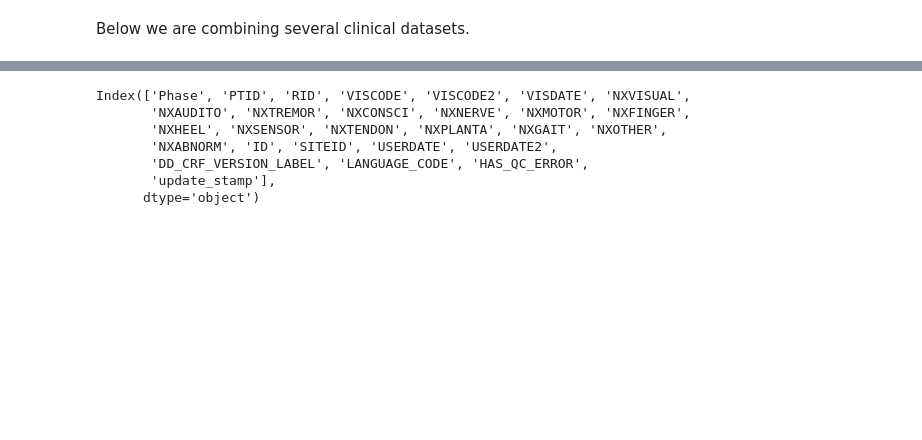
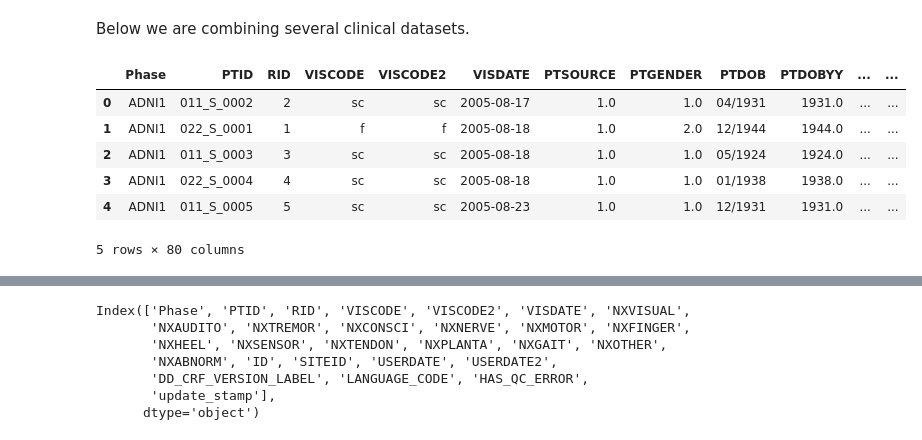
Before and after one commit to iponugoti/ADDetection, a Jupyter notebook: preprocess_clinical/create_clinical_dataset.ipynb, the cells around one changed output, grey strips where cells are left out. Saved outputs shown, nothing was run; the diff lists cells and outputs as text; code cells hidden in the pictures; blank space fills up the shorter version.

```diff
--- a/preprocess_clinical/create_clinical_dataset.ipynb
+++ b/preprocess_clinical/create_clinical_dataset.ipynb
@@ -19,5 +28,14 @@ diag = pd.read_csv("ground_truth.csv").drop("Unnamed: 0", axis=1)
 Below we are combining several clinical datasets.
 # %%
 demo = pd.read_csv("PTDEMOG.csv").rename(columns={"PHASE":"Phase"})
+demo.head()
+# %% [output]
+|  | Phase | PTID | RID | VISCODE | VISCODE2 | VISDATE | PTSOURCE | PTGENDER | PTDOB | PTDOBYY | ... | ... |
+| 0 | ADNI1 | 011_S_0002 | 2 | sc | sc | 2005-08-17 | 1.0 | 1.0 | 04/1931 | 1931.0 | ... | ... |
+| 1 | ADNI1 | 022_S_0001 | 1 | f | f | 2005-08-18 | 1.0 | 2.0 | 12/1944 | 1944.0 | ... | ... |
+| 2 | ADNI1 | 011_S_0003 | 3 | sc | sc | 2005-08-18 | 1.0 | 1.0 | 05/1924 | 1924.0 | ... | ... |
+| 3 | ADNI1 | 022_S_0004 | 4 | sc | sc | 2005-08-18 | 1.0 | 1.0 | 01/1938 | 1938.0 | ... | ... |
+| 4 | ADNI1 | 011_S_0005 | 5 | sc | sc | 2005-08-23 | 1.0 | 1.0 | 12/1931 | 1931.0 | ... | ... |
+5 rows × 80 columns
 # %%
 neuro = pd.read_csv("NEUROEXM.csv").rename(columns={"PHASE":"Phase"})
```
Also changed, not shown: parts of 32 cells of this notebook, 8 other files.
